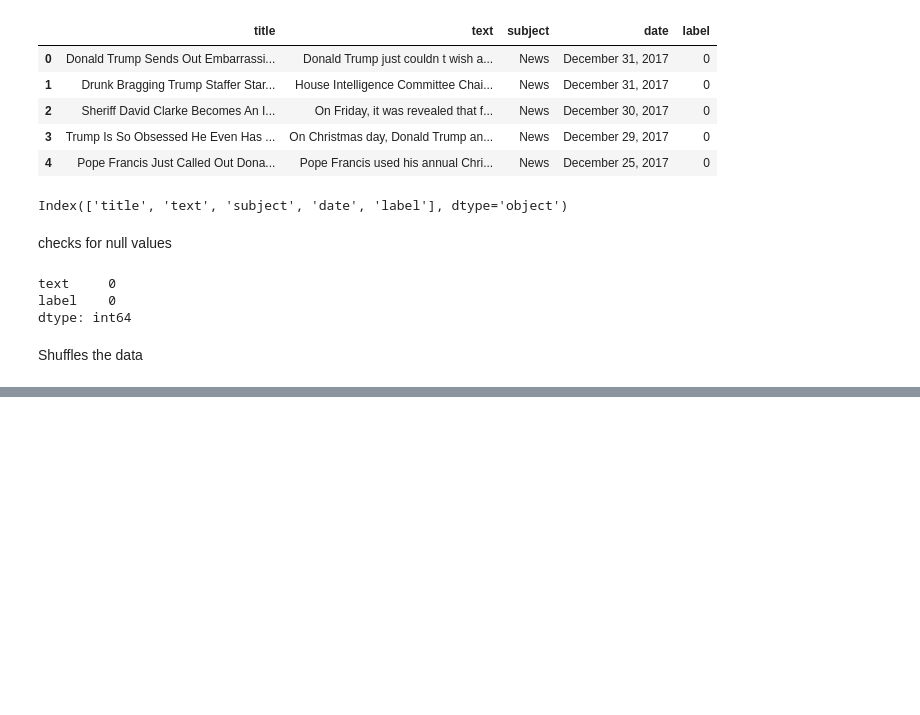
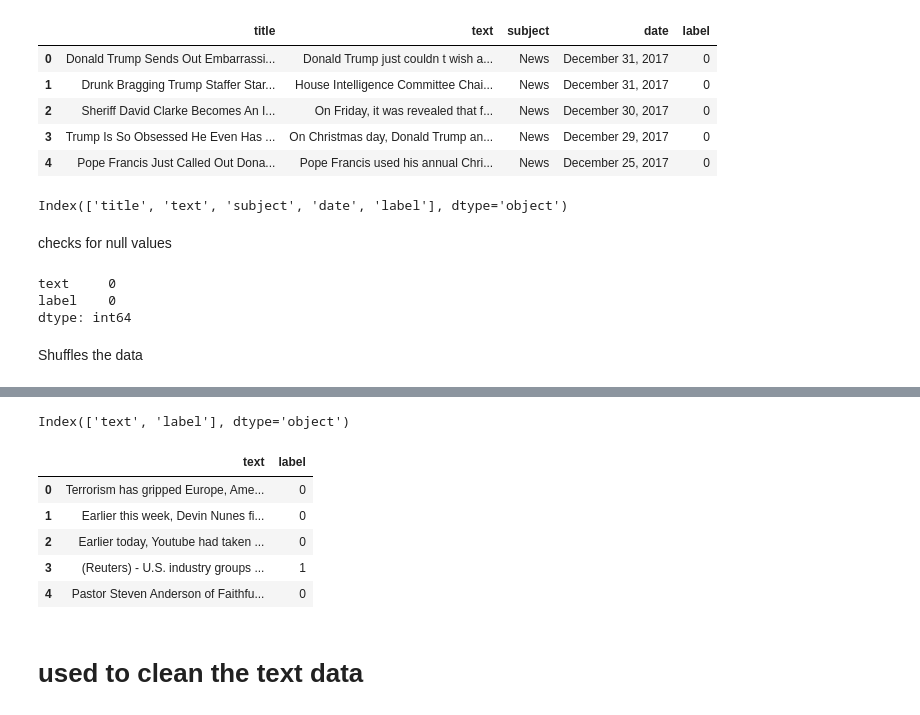
Before and after one commit to nidhisingh5958/fake_news_detector, a Jupyter notebook: fake_news_detector.ipynb, the cells around one changed output, grey strips where cells are left out. Cells and saved outputs as stored; diff of their text form; code cells hidden in the pictures; blank space fills up the shorter version.

```diff
--- a/fake_news_detector.ipynb
+++ b/fake_news_detector.ipynb
@@ -129,0 +135,18 @@ data.head()
+# %%
+data.reset_index(inplace=True)
+data.drop(['index'], axis=1, inplace=True)
+# %%
+data.columns
+# %% [output]
+Index(['text', 'label'], dtype='object')
+# %%
+data.head()
+# %% [output]
+|  | text | label |
+| 0 | Terrorism has gripped Europe, Ame... | 0 |
+| 1 | Earlier this week, Devin Nunes fi... | 0 |
+| 2 | Earlier today, Youtube had taken ... | 0 |
+| 3 | (Reuters) - U.S. industry groups ... | 1 |
+| 4 | Pastor Steven Anderson of Faithfu... | 0 |
+# %% [markdown]
+# used to clean the text data
```
Also changed, not shown: parts of 21 cells of this notebook.
